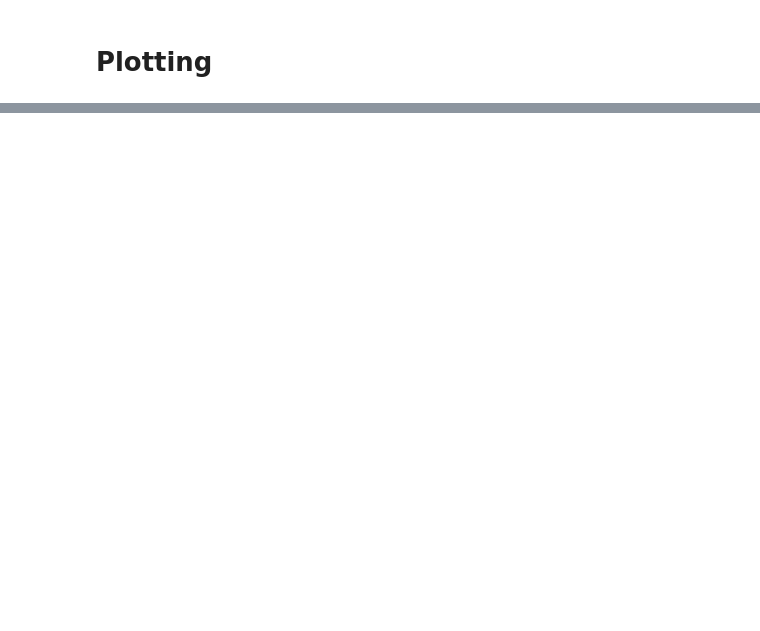
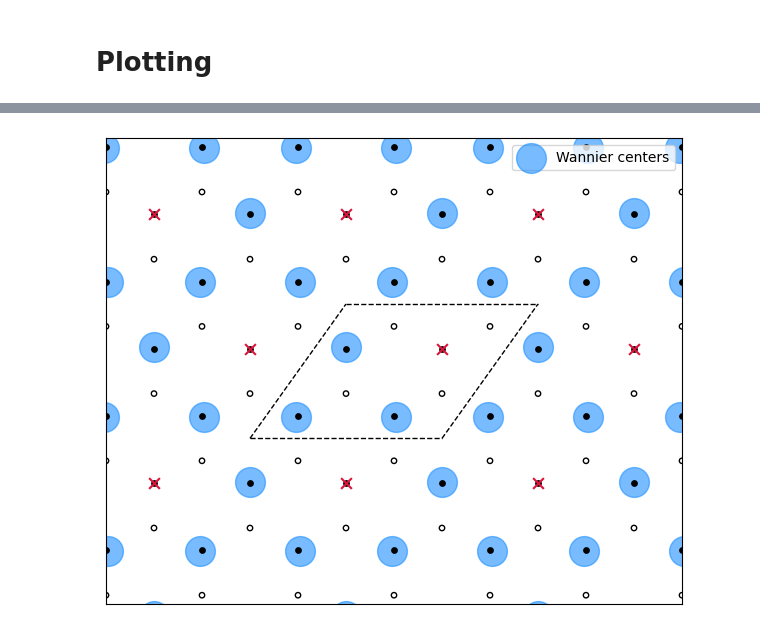
Before and after one commit to treycole/reduced-wannier-representation, a Jupyter notebook: calculations/fig3_4_5.ipynb, the cells around one changed output, grey strips where cells are left out. Saved outputs shown, nothing was run; the diff lists cells and outputs as text; code cells hidden in the pictures; blank space fills up the shorter version.

```diff
--- a/calculations/fig3_4_5.ipynb
+++ b/calculations/fig3_4_5.ipynb
@@ -93,34 +129,36 @@ plt.savefig(f'images/decay_and_dens_{save_sfx}.png', dpi=700)
 # %%
 title = (
   "Haldane model \n"
   fr"$C = {chern: .1f}$, $\Delta = {delta}$, $t= {t: .2f}, t_2 = {t2: .2f}$"
   )
 
 # kwargs_centers = {'marker': '*', 'c': 'dodgerblue', 'alpha': 0.6}
 kwargs_centers = {'marker': 'o', 'c': 'dodgerblue', 'alpha': 0.6}
 # kwargs_omit = {'s': 70, 'marker': 'x', 'c': 'k', 'zorder': 3}
 kwargs_omit = {'s': 60, 'marker': 'x', 'c': 'crimson', 'zorder': 3}
 kwargs_lat_ev = {'s': 15, 'marker': 'o', 'c': 'k'}
 kwargs_lat_odd = {'s': 15, 'marker': 'o', 'facecolors':'none', 'edgecolors':'k'}
 
 fig, ax = plot_centers(
     WF, title=title, center_scale=50, omit_sites=[omit_sites], section_home_cell=True,
     color_home_cell=False, translate_centers=True, kwargs_centers=kwargs_centers,
     kwargs_lat_ev=kwargs_lat_ev, kwargs_lat_odd=kwargs_lat_odd, kwargs_omit=kwargs_omit,
     pmx=3, pmy=3, legend=True)
 
 ax.set_xticks([])
 ax.set_yticks([])
 ax.set_title('')
 
-sv_dir = 'images'
-sv_prefix = 'Wan_centers'
+sv_dir = 'figures'
+sv_prefix = 'fig4_Wan_centers'
 file_name = f"{sv_dir}/{sv_prefix}_{save_sfx}.png"
 
 # plt.subplots_adjust(top=1, left=0, bottom=0, right=1)
 plt.subplots_adjust(top=0.98, left=0.05, bottom=0.01, right=.95)
 
 plt.savefig(file_name, dpi=700)
+# %% [output]
+[figure, added]
 # %%
 u_energy = WF.energy_eigstates.get_states()["Cell periodic"]  # energy eigenstates
 P, Q = WF.energy_eigstates.get_projector(return_Q=True)  # full band projector
```
Also changed, not shown: parts of 20 cells of this notebook, 32 other files.
